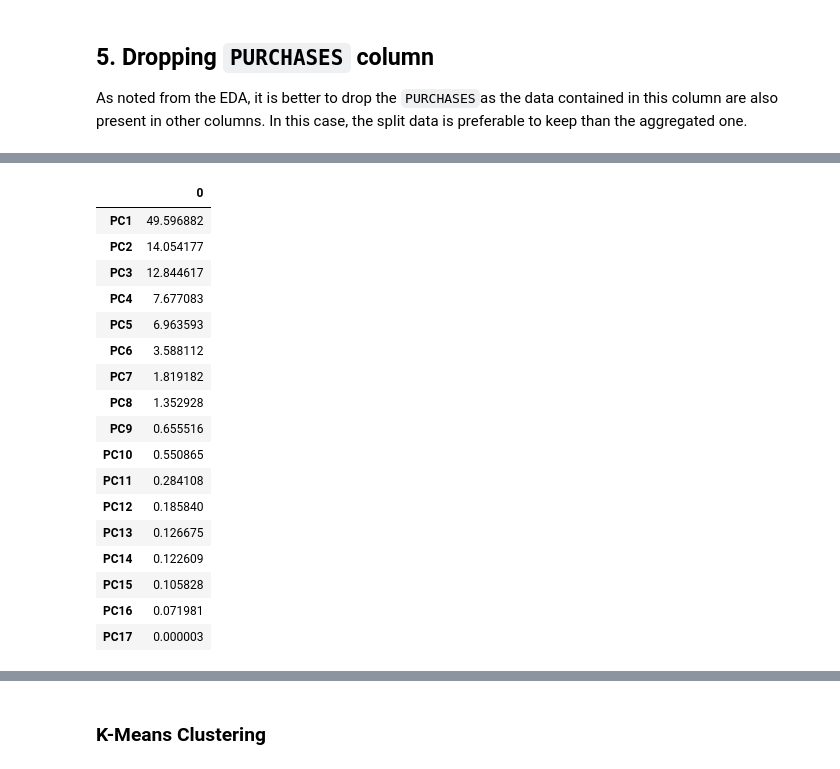
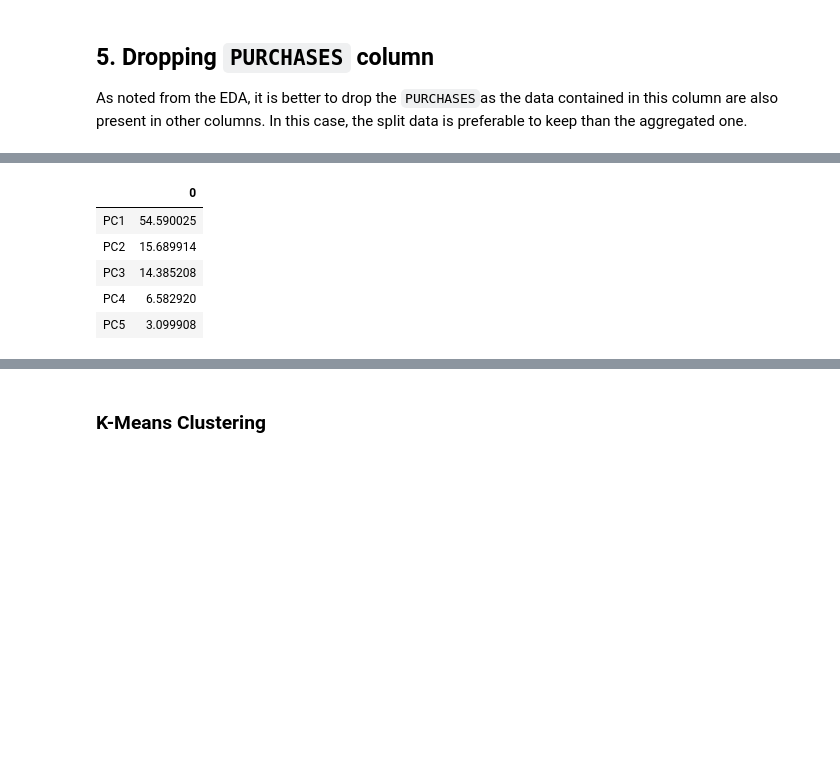
Before and after one commit to HermawanHermawan/credit-card-customer-segmentation, a Jupyter notebook: credit-card-customer-segmentation.ipynb, the cells around one changed output, grey strips where cells are left out. Drawn from its saved outputs; the diff is of its cells as text; code cells hidden in the pictures; blank space fills up the shorter version.

```diff
--- a/credit-card-customer-segmentation.ipynb
+++ b/credit-card-customer-segmentation.ipynb
@@ -203,6 +189,6 @@ Melakukan PCA untuk melihat kelompok fitur yang mewakili 17 data dengan cara men
 # %%
-pca = PCA(n_components=17, random_state=42).fit(df_scaled_minmax)
-pca_data = pca.transform(df_scaled_minmax)
+pca = PCA(random_state=42).fit(df_ready)
+pca_data = pca.transform(df_ready)
 pca_labels = ['PC' + str(component) for component in range(1,len(pca.components_)+1)]
 pca_df = pd.DataFrame(pca_data, columns=pca_labels)
 pca_df
@@ -223,23 +209,11 @@ pca_df
 # %%
 explained_var_ratio_per_PCA = np.round(pca.explained_variance_ratio_ * 100, decimals=1)
 explained_var_ratio_per_PCA_df = pd.DataFrame(pca.explained_variance_ratio_ * 100, index= pca_labels)
-explained_var_ratio_per_PCA_df
+explained_var_ratio_per_PCA_df.head()
 # %% [output]
 |  | 0 |
-| PC1 | 49.596882 |
-| PC2 | 14.054177 |
-| PC3 | 12.844617 |
-| PC4 | 7.677083 |
-| PC5 | 6.963593 |
-| PC6 | 3.588112 |
-| PC7 | 1.819182 |
-| PC8 | 1.352928 |
-| PC9 | 0.655516 |
-| PC10 | 0.550865 |
-| PC11 | 0.284108 |
-| PC12 | 0.185840 |
-| PC13 | 0.126675 |
-| PC14 | 0.122609 |
-| PC15 | 0.105828 |
-| PC16 | 0.071981 |
-| PC17 | 0.000003 |
+| PC1 | 54.590025 |
+| PC2 | 15.689914 |
+| PC3 | 14.385208 |
+| PC4 | 6.582920 |
+| PC5 | 3.099908 |
```
Also changed, not shown: parts of 96 cells of this notebook.
